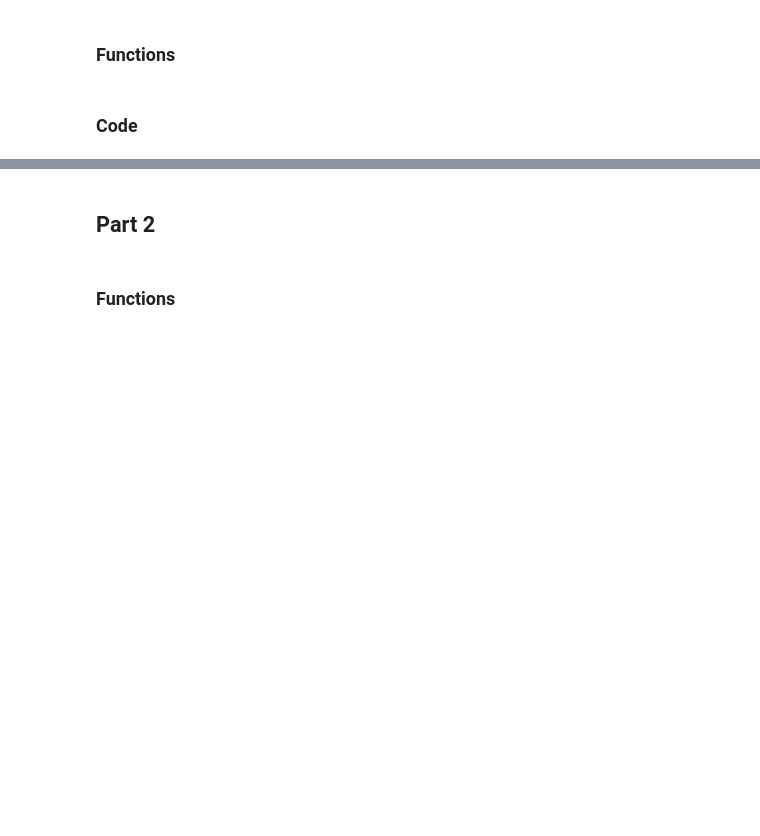
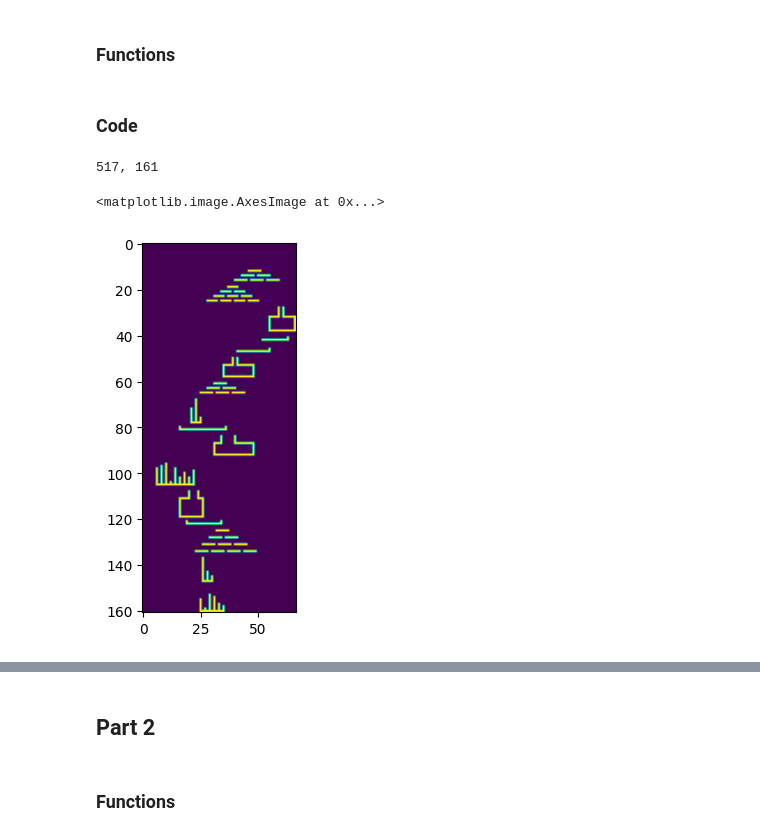
Before and after one commit to Sander-Sebregts/aoc_22, a Jupyter notebook: adventofcode_22.ipynb, the cells around one changed output, grey strips where cells are left out. Saved outputs shown, nothing was run; the diff lists cells and outputs as text; code cells hidden in the pictures; blank space fills up the shorter version.

```diff
--- a/adventofcode_22.ipynb
+++ b/adventofcode_22.ipynb
@@ -1124,6 +1124,14 @@ reduce(lambda x,y: x*y, [len(new_input)-new_input.index(divider) for divider in
 # Day 14
 # %% [markdown]
 ## Data
+# %%
+from adventofcodedata_22 import data_day14
+from copy import deepcopy
+
+input_data = deepcopy(data_day14)
+test_data = """498,4 -> 498,6 -> 496,6
+503,4 -> 502,4 -> 502,9 -> 494,9
+"""
 # %% [markdown]
 ## Part 1
 # %% [markdown]
@@ -1131,2 +1182,36 @@ reduce(lambda x,y: x*y, [len(new_input)-new_input.index(divider) for divider in
 # %% [markdown]
 ### Code
+# %%
+# Get max dims
+x_min, x_max, y_min, y_max = 0, 0, 0, 0
+for shape in input_data.splitlines():
+    for points in shape.split(" -> "):
+        coords = points.split(",")
+        x_min = min(int(coords[0]), x_min)
+        x_max = max(int(coords[0]), x_max)
+        y_min = min(int(coords[1]), y_min)
+        y_max = max(int(coords[1]), y_max)
+
+# format: field[y][x]
+field = [[0 for _ in range(x_max)] for _ in range(y_max)]
+# %%
+print(f"{x_max}, {y_max}")
+# %% [output]
+517, 161
+# %%
+# Insert walls
+for shape in input_data.splitlines():
+    points = shape.split(" -> ")
+    for point_set_index in range(len(points)-1):
+        point_1 = points[point_set_index].split(",")
+        point_2 = points[point_set_index+1].split(",")
+        field = draw_wall(field=field, point_1=point_1, point_2=point_2)
+# %%
+# Nice drop picture
+import matplotlib.pyplot as plt
+
+nparr = np.array(field)
+plt.imshow(nparr[:,450:])
+# %% [output]
+<matplotlib.image.AxesImage at 0x...>
+[figure, added]
```
Also changed, not shown: parts of 6 cells of this notebook, 1 other file.
